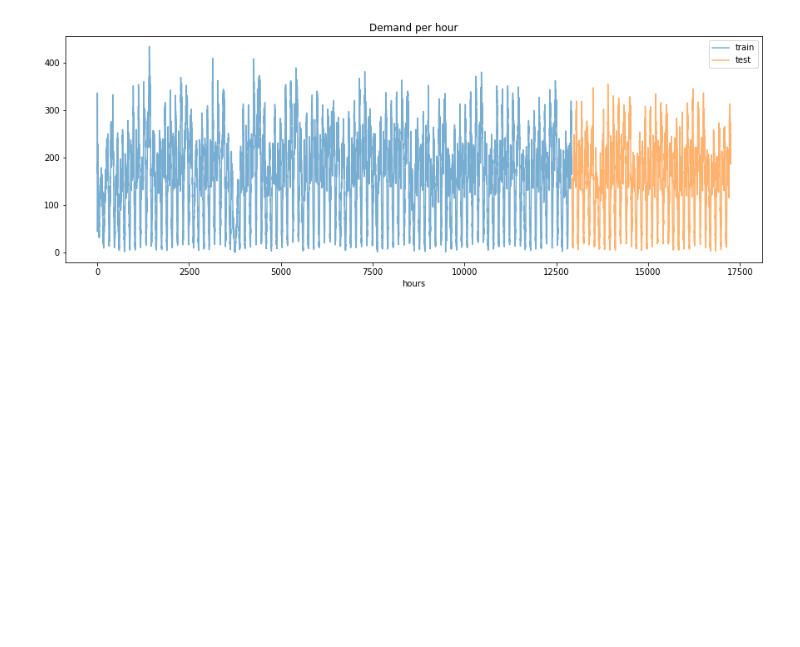
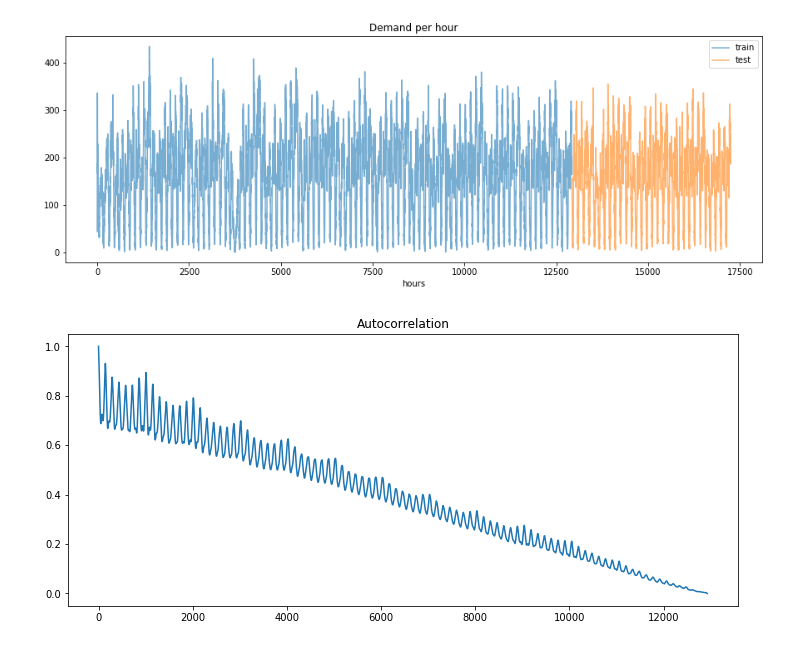
Before and after one commit to sash-ko/ai-transportation, a Jupyter notebook: cnn_demand_model/Baselines.ipynb, the cells around one changed output. Saved outputs shown, nothing was run; the diff lists cells and outputs as text; code cells hidden in the pictures; blank space fills up the shorter version.

Commit message:
Add autocorrelation plots

```diff
--- a/cnn_demand_model/Baselines.ipynb
+++ b/cnn_demand_model/Baselines.ipynb
@@ -211,3 +211,13 @@ plt.xlabel('hours')
 plt.legend();
 # %% [output]
 [figure]
+# %%
+auto_corr = np.correlate(train_data.total, train_data.total, mode='full')
+auto_corr = auto_corr[auto_corr.shape[0] // 2:]
+auto_corr = auto_corr / auto_corr.max()
+
+plt.figure(figsize=(12, 5))
+plt.title('Autocorrelation')
+plt.plot(auto_corr);
+# %% [output]
+[figure, added]
```
Also changed, not shown: parts of 1 cell of this notebook.
